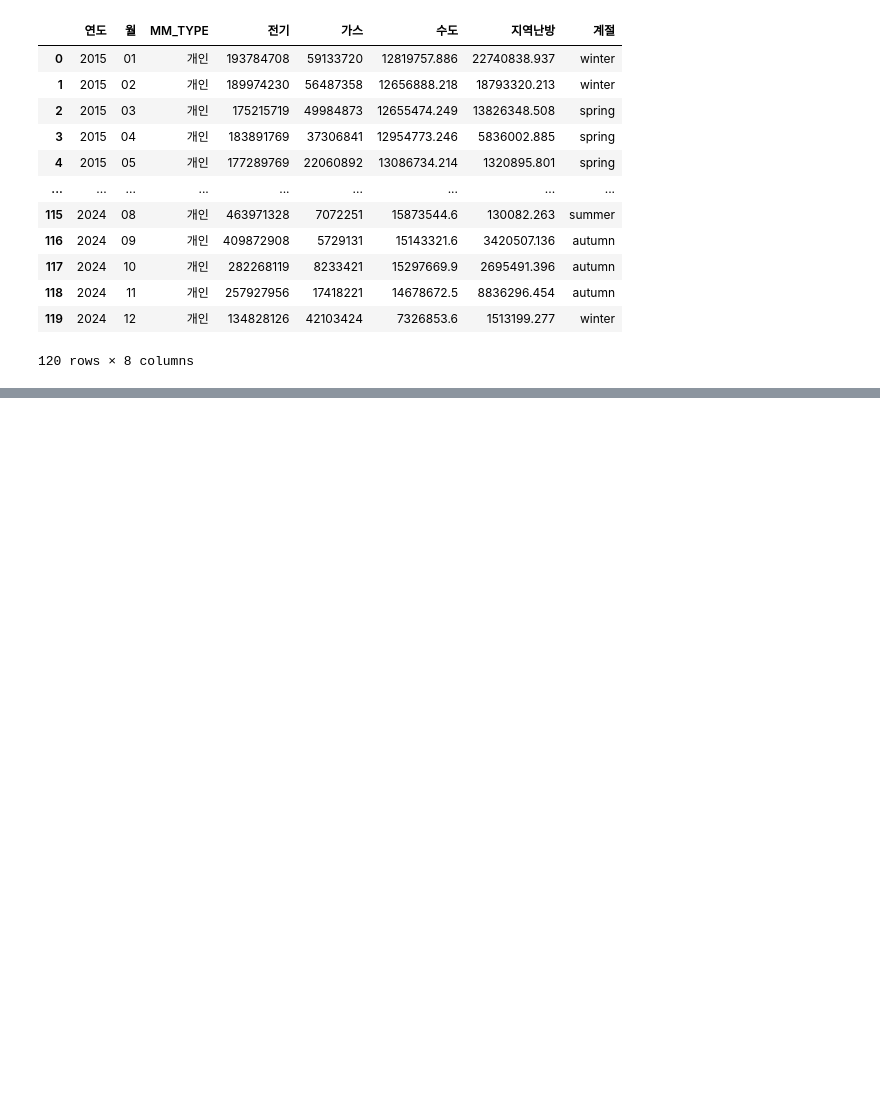
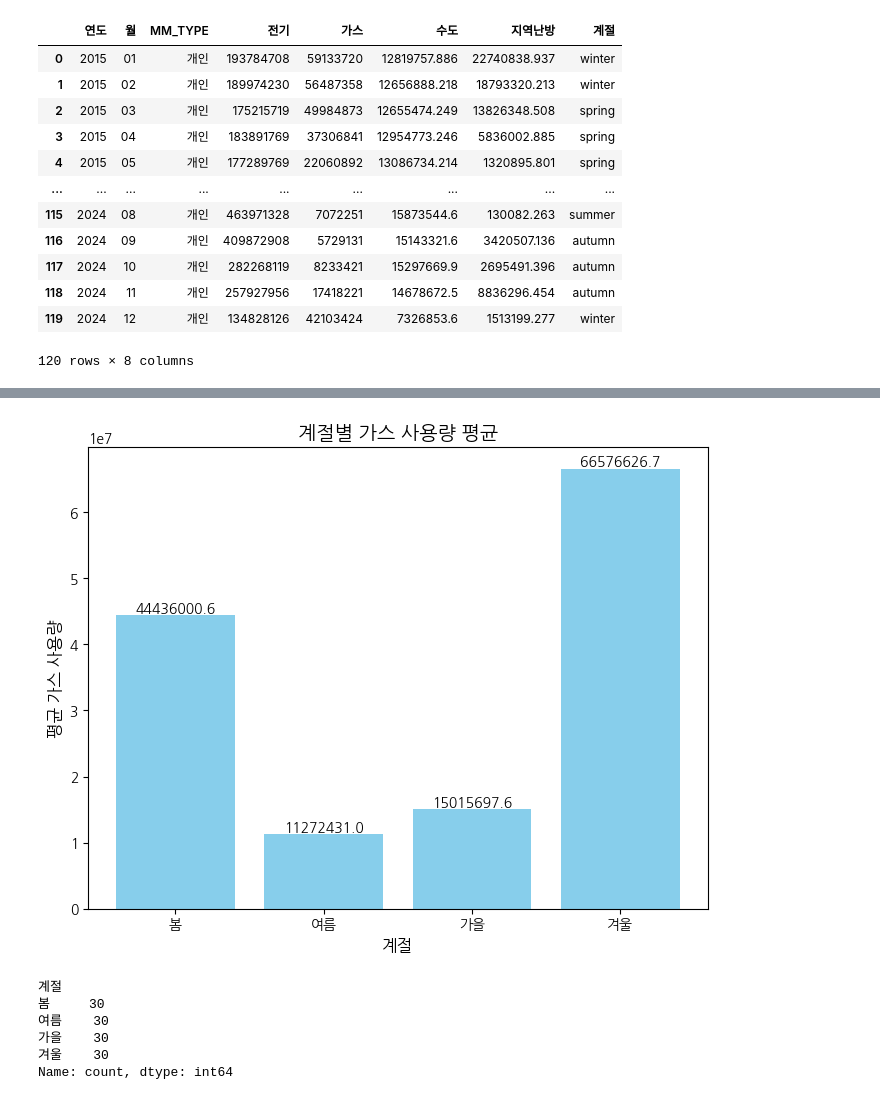
Before and after one commit to BaekJeongsuk/Data-Analysis-with-Open-Source, a Jupyter notebook: 오픈소스_데이터_분석_6강.ipynb, the cells around one changed output, grey strips where cells are left out. Saved outputs shown, nothing was run; the diff lists cells and outputs as text; code cells hidden in the pictures; blank space fills up the shorter version.

Commit message:
Colab을 통해 생성됨

```diff
--- a/오픈소스_데이터_분석_6강.ipynb
+++ b/오픈소스_데이터_분석_6강.ipynb
@@ -362,0 +437,66 @@ df_personal_renamed
+# %%
+# 1️⃣ Colab 한글 폰트 설치 및 matplotlib 설정
+!apt-get install -qq fonts-nanum
+import matplotlib.pyplot as plt
+import pandas as pd
+
+# 한글 폰트와 마이너스 기호 정상 표시
+plt.rc('font', family='NanumGothic')
+plt.rcParams['axes.unicode_minus'] = False
+
+# =============================================
+# 2️⃣ df_personal_renamed 가 이미 존재한다고 가정
+# '월', '가스' 컬럼은 숫자형으로 변환
+numeric_cols = ["월", "가스"]
+for col in numeric_cols:
+    df_personal_renamed[col] = pd.to_numeric(df_personal_renamed[col], errors='coerce')
+
+# 3️⃣ 계절 컬럼 생성
+def get_season(month):
+    month = int(month)
+    if month in [3,4,5]:
+        return "봄"
+    elif month in [6,7,8]:
+        return "여름"
+    elif month in [9,10,11]:
+        return "가을"
+    else:
+        return "겨울"
+
+df_personal_renamed["계절"] = df_personal_renamed["월"].apply(get_season)
+
+# 4️⃣ 계절 순서 지정
+season_order = ["봄", "여름", "가을", "겨울"]
+df_personal_renamed["계절"] = pd.Categorical(df_personal_renamed["계절"],
+                                              categories=season_order,
+                                              ordered=True)
+
+# 5️⃣ 계절별 가스 사용량 평균 계산
+season_gas_mean = df_personal_renamed.groupby("계절")["가스"].mean().reindex(season_order)
+
+# 6️⃣ 막대그래프
+plt.figure(figsize=(8,6))
+bars = plt.bar(season_gas_mean.index, season_gas_mean.values, color='skyblue')
+
+plt.title("계절별 가스 사용량 평균", fontsize=14)
+plt.xlabel("계절", fontsize=12)
+plt.ylabel("평균 가스 사용량", fontsize=12)
+
+# 각 막대 위에 수치 표시
+for bar in bars:
+    height = bar.get_height()
+    plt.text(bar.get_x() + bar.get_width()/2, height, f'{height:.1f}',
+             ha='center', va='bottom', fontsize=10)
+
+plt.show()
+
+# 7️⃣ 데이터 확인
+print(df_personal_renamed["계절"].value_counts())
+# %% [output]
+[figure, added]
+계절
+봄     30
+여름    30
+가을    30
+겨울    30
+Name: count, dtype: int64
```
Also changed, not shown: parts of 4 cells of this notebook.
